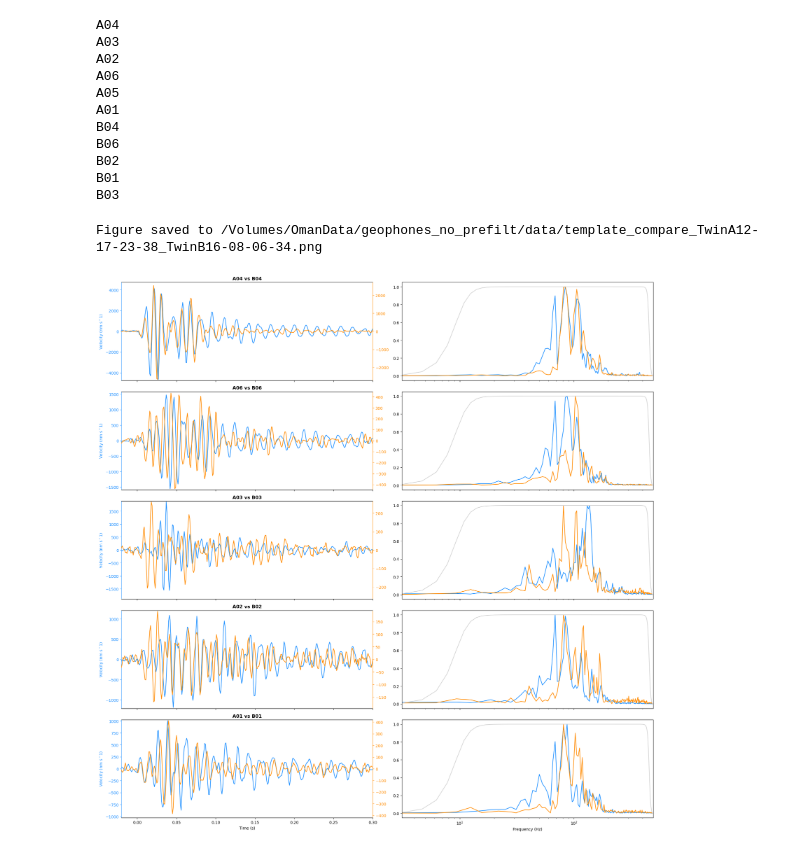
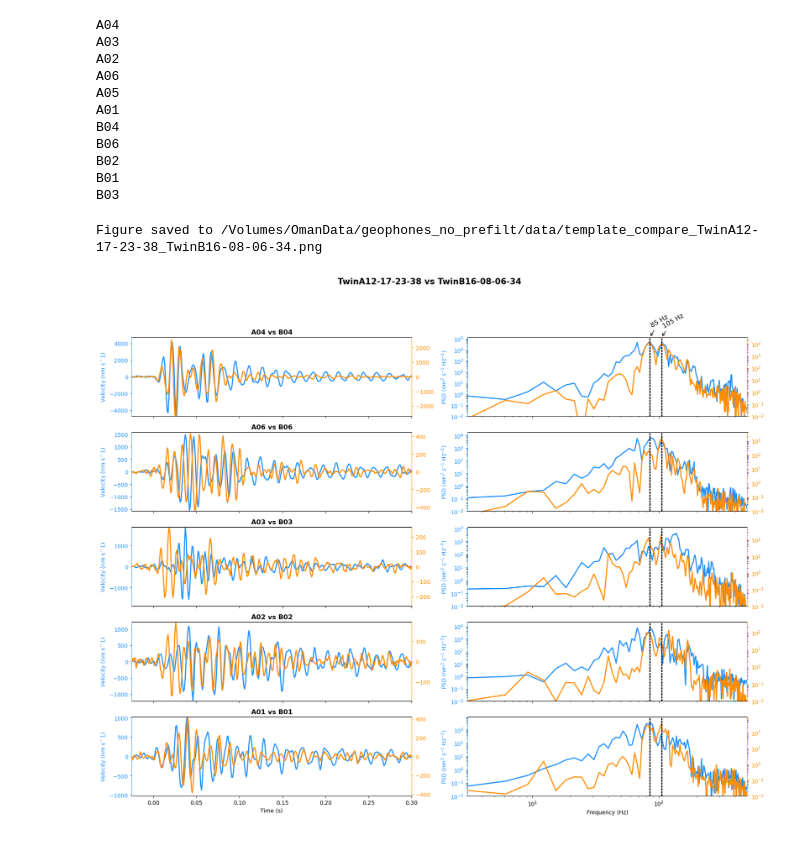
Before and after one commit to SerpRateAI/oman_microearthquakes, a Jupyter notebook: plot_two_template_comparison.ipynb, the cells around one changed output. Drawn from its saved outputs; the diff is of its cells as text; code cells hidden in the pictures.

```diff
--- a/plot_two_template_comparison.ipynb
+++ b/plot_two_template_comparison.ipynb
@@ -33,11 +42,14 @@ end = 0.3
 # %%
-## Read the snuffer pick files
+# Read the snuffler pick files
+timewin1 = get_timewin_from_template_name(name1)
+timewin2 = get_timewin_from_template_name(name2)
+
 pickdf1 = read_normal_markers(join(rootdir, timewin1, f"{phase.lower()}picks_{name1}.dat"))
 pickdf2 = read_normal_markers(join(rootdir, timewin2, f"{phase.lower()}picks_{name2}.dat"))
 # %%
-## Read and process the waveform
-stream1 = read_and_process_windowed_waveforms(pickdf1, freqmin, freqmax, begin=begin, end=end, reference="individual")
-stream2 = read_and_process_windowed_waveforms(pickdf2, freqmin, freqmax, begin=begin, end=end, reference="individual")
+# Read and process the waveform
+stream1 = read_and_process_windowed_waveforms(pickdf1, freqmin_filt, freqmax_filt, begin=begin, end=end, reference="individual")
+stream2 = read_and_process_windowed_waveforms(pickdf2, freqmin_filt, freqmax_filt, begin=begin, end=end, reference="individual")
 # %% [output]
 A04
 A03
@@ -51,16 +63,16 @@ B02
 B01
 B03
 # %%
-## Define the subplots
+# Define the subplots
 stadf = DataFrame(stadict)
 numst = len(stadf)
 
-fig, axes = subplots(nrows=numst, ncols=2, figsize=(20, 20))
+fig, axes = subplots(nrows=numst, ncols=2, figsize=(20, 15))
 
-## Plot the waveforms and spectra
+# Plot the waveforms and spectra
 for i, row in stadf.iterrows():
 
-    ### Plot the waveforms
+    ## Plot the waveforms
     station1 = row["template1"]
     station2 = row["template2"]
 
@@ -76,8 +88,8 @@ for i, row in stadf.iterrows():
     ax_wave1 = axes[i, 0]
     ax_wave2 = ax_wave1.twinx()
 
-    ax_wave1.plot(timeax1, data1, color="dodgerblue", label="A")
-    ax_wave2.plot(timeax2, data2, color="darkorange", label="B")
+    ax_wave1.plot(timeax1, data1, color="dodgerblue", label="A", linewidth=linewidth)
+    ax_wave2.plot(timeax2, data2, color="darkorange", label="B", linewidth=linewidth)
 
     amp1 = amax(abs(data1))
     amp2 = amax(abs(data2))
@@ -90,48 +102,83 @@ for i, row in stadf.iterrows():
     ax_wave1.spines['left'].set_color('dodgerblue')
     ax_wave1.spines['right'].set_color(None)
     ax_wave2.spines['right'].set_color('darkorange')
     ax_wave2.spines['left'].set_color(None)
 
     ax_wave1.tick_params(axis='y', colors='dodgerblue')
     ax_wave2.tick_params(axis='y', colors='darkorange')
 
     ax_wave1.set_ylabel("Velocity (nm s$^-1$)", color="dodgerblue")
 
     ax_wave1.set_title(f"{station1} vs {station2}", fontweight="bold")
 
-    ### Plot the spectra
+    ## Plot the spectra
     samprat1 = trace1.stats.sampling_rate
     samprat2 = trace2.stats.sampling_rate
 
-    freqax1, spec1 = get_data_spectrum(data1, samprat1)
-    freqax2, spec2 = get_data_spectrum(data2, samprat2)
+    freqax1, psd1 = get_data_psd(data1, samprat1)
+    freqax2, psd2 = get_data_psd(data2, samprat2)
 
-    ax_spec = axes[i, 1]
-    ax_spec.plot(freqax1, spec1, color="dodgerblue")
-    ax_spec.plot(freqax2, spec2, color="darkorange")
+    psdmax1 = amax(psd1)
+    psdmax2 = amax(psd2)
 
-    ax_spec.set_xscale('log')
-    ax_spec.set_xlim(freqax1[0], freqax1[-1])
+    ax_psd1 = axes[i, 1]
+    ax_psd2 = ax_psd1.twinx()
+    ax_psd1.plot(freqax1, psd1, color="dodgerblue", linewidth=linewidth)
+    ax_psd2.plot(freqax2, psd2, color="darkorange", linewidth=linewidth)
+
+    ax_psd1.set_xscale('log')
+    ax_psd1.set_yscale('log')
+    ax_psd1.set_xlim(freqax1[1], freqax1[-1])
+    ax_psd1.set_ylim(psdmin, 3.0*psdmax1)
+
+    ax_psd2.set_xscale('log')
+    ax_psd2.set_yscale('log')
+    ax_psd2.set_xlim(freqax2[1], freqax2[-1])
+    ax_psd2.set_ylim(psdmin, 3.0*psdmax2)
+
+    ax_psd1.set_ylabel("PSD (nm$^2$ s$^{-1}$ Hz$^{-1}$)", color="dodgerblue")
+    ax_psd1.spines['left'].set_color('dodgerblue')
+    ax_psd1.spines['right'].set_color(None)
+    ax_psd1.tick_params(axis='y', colors='dodgerblue')
+
+    ax_psd2.spines['right'].set_color('darkorange')
+    ax_psd2.spines['left'].set_color(None)
+    ax_psd2.tick_params(axis='y', colors='darkorange')
 
     if i < numst-1:
         ax_wave1.set_xticklabels([])
         ax_wave2.set_xticklabels([])
-        ax_spec.set_xticklabels([])
+        ax_psd1.set_xticklabels([])
+        ax_psd2.set_xticklabels([])
     else:
         ax_wave1.set_xlabel("Time (s)")
-        ax_spec.set_xlabel("Frequency (Hz)")
+        ax_psd1.set_xlabel("Frequency (Hz)")
 
-    ### Plot the filter response
-    numpts = len(data1)
-    freqax, filterresp = get_filter_response(freqmin, freqmax, samprat1, numpts)
-    ax_spec.plot(freqax, filterresp, color="lightgray")
+    ## Plot the reference frequencies
+    if plot_reference:
+        for ax in  [ax_psd1, ax_psd2]:
+            for freq in reffreqs:
+                ax.axvline(x=freq, color="black", linestyle="--", linewidth=linewidth/2)
+                if plot_reference:
+                    for ax in [ax_psd1, ax_psd2]:
+                        for freq in reffreqs:
+                            ax.axvline(x=freq, color="black", linestyle="--", linewidth=linewidth/2)
 
-## Save the figure
-fig.tight_layout()
+## Annotate the reference frequencies in the first spectral plot
+if plot_reference:
+    for freq in reffreqs:
+        psdmax = axes[0, 1].get_ylim()[1]
+        axes[0, 1].annotate(f"{freq:.0f} Hz", xy=(freq, psdmax), fontsize=12, ha="left", va="bottom", arrowprops=dict(facecolor="black"), rotation=30)
+
+## Set the supertitle
+fig.suptitle(f"{name1} vs {name2}", fontsize=15, fontweight="bold")
+
+# Save the figure
+fig.patch.set_alpha(0.0)
 
 outpath= join(rootdir, f"template_compare_{name1}_{name2}.png")
-fig.savefig(outpath, dpi=300, transparent=True)
+fig.savefig(outpath, dpi=300)
 print(f"Figure saved to {outpath}")
 # %% [output]
 Figure saved to /Volumes/OmanData/geophones_no_prefilt/data/template_compare_TwinA12-17-23-38_TwinB16-08-06-34.png
-[figure, old version]
+[figure, new version]
```
Also changed, not shown: parts of 4 cells of this notebook, 7 other files.
